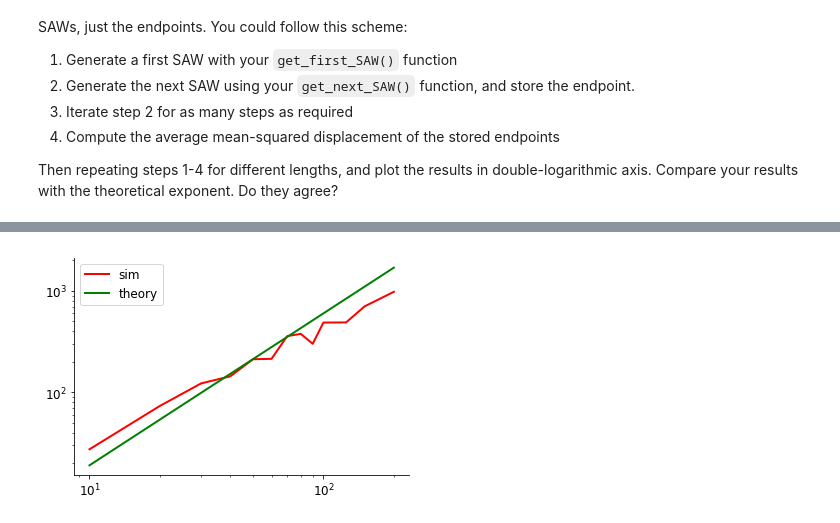
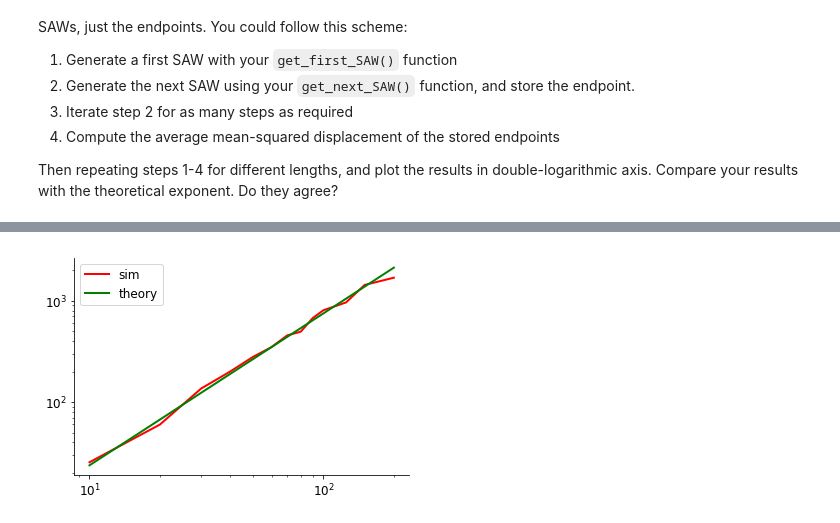
Before and after one commit to Ferr013/stat-mech-python-course, a Jupyter notebook: solved-notebooks/2.2-Self-Avoiding-Walks-Giovanni-Ferrami.ipynb, the cells around one changed output, grey strips where cells are left out. Saved outputs shown, nothing was run; the diff lists cells and outputs as text; code cells hidden in the pictures.

```diff
--- a/solved-notebooks/2.2-Self-Avoiding-Walks-Giovanni-Ferrami.ipynb
+++ b/solved-notebooks/2.2-Self-Avoiding-Walks-Giovanni-Ferrami.ipynb
@@ -93,7 +93,7 @@ def pivot_traj(traj):
         # 180 deg rotation
         np.array([[ -1, 0], [ 0, -1]]),
         # 270 deg rotation
-        np.array([[ 0, 1], [ 0, 1]]),
+        np.array([[ 0, 1], [ -1, 0]]),
     ]
 
     # choose one rotation at random
@@ -289,18 +296,18 @@ for length in lengths:
 # %%
-parameter = 0.6
+parameter = 0.75
 plt.loglog(
         lengths, results,
         color="red",
         lw=2,
         label="sim"
         )
 plt.loglog(
         lengths, np.multiply(theory,parameter),
         color="green",
         lw=2,
         label="theory"
         )
 plt.legend()
 plt.show()
 # %% [output]
-[figure, old version]
+[figure, new version]
```
Also changed, not shown: parts of 5 cells of this notebook, 2 other files.
